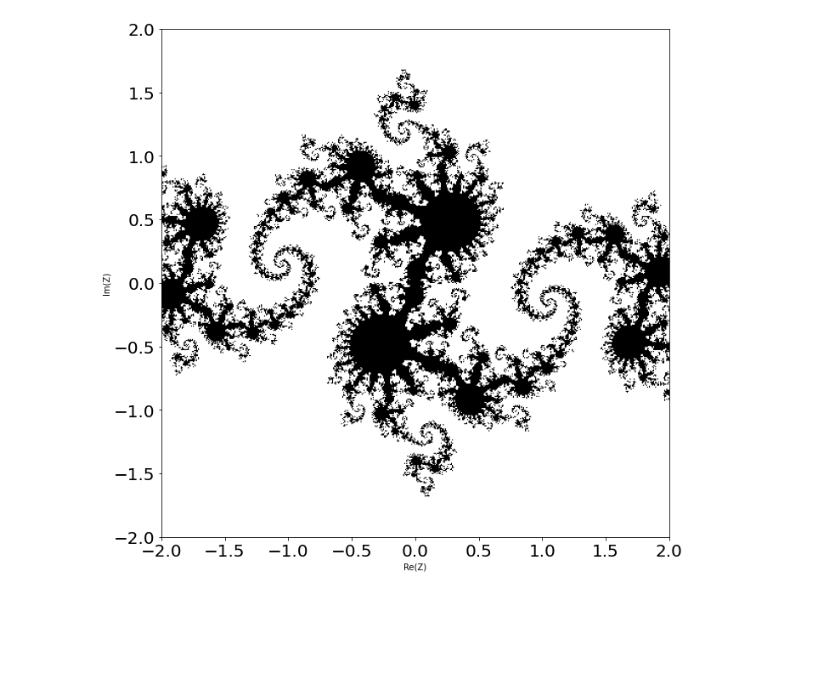
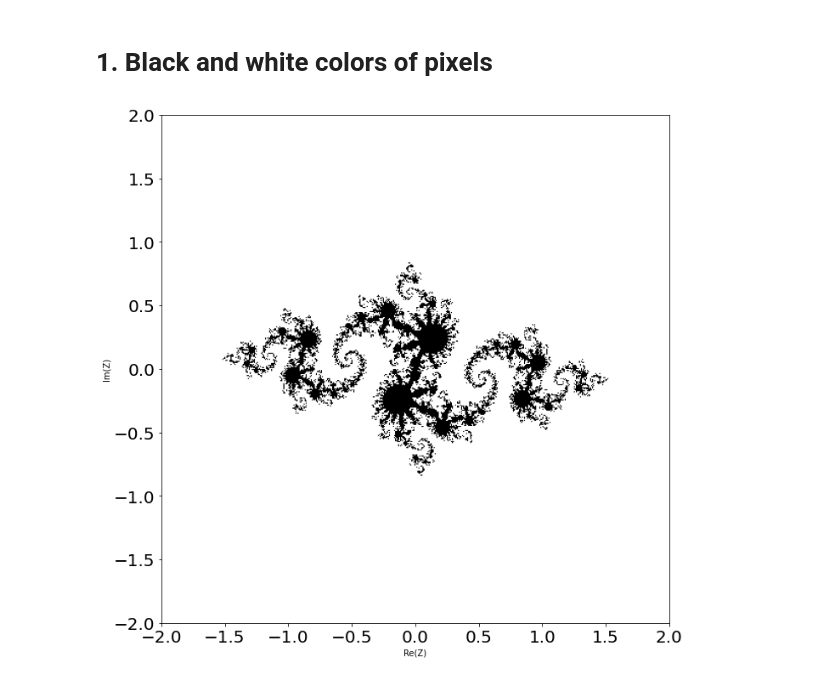
Before and after one commit to AnnyshkaF/High-Performance-Lab, a Jupyter notebook: task_2.ipynb, the cells around one changed output. Saved outputs shown, nothing was run; the diff lists cells and outputs as text; code cells hidden in the pictures; blank space fills up the shorter version.

```diff
--- a/task_2.ipynb
+++ b/task_2.ipynb
@@ -36,6 +36,6 @@ plt.plot(Zreal,Zimag)
 # %%
 
-def julia_binary(min_value=-2, max_value=2, density=100,
+def julia_black_and_white(min_value=-2, max_value=2, density=100,
                  c= -0.8 + 0.156j, max_iter=100, limit=2):
     xvalues = np.linspace(max_value, min_value, density)
     yvalues = np.linspace(min_value, max_value, density)
@@ -51,7 +51,7 @@ def julia_binary(min_value=-2, max_value=2, density=100,
     return ~M
 
 
-def julia(min_value=-2, max_value=2, density=100, c= -0.8 + 0.156j , max_iter=100,
+def julia_colors(min_value=-2, max_value=2, density=100, c= -0.8 + 0.156j , max_iter=100,
           limit=2, norm=False, revert=True):
     xvalues = np.linspace(max_value, min_value, density)
     yvalues = np.linspace(min_value, max_value, density)
@@ -72,11 +72,13 @@ def plot_fractal(values_map, c=None):
     plt.figure(figsize=(14, 11))
     plt.imshow(values_map, cmap=plt.cm.gray, extent=(-2, 2, -2, 2))
     plt.tick_params(axis='both', labelsize=20)
-    plt.xlabel('Re(Z)')
-    plt.ylabel('Im(Z)')
-
-
-jb = julia_binary(min_value=-1, max_value=1, density=500, max_iter=100, c = -0.8 + 0.156j)
-plot_fractal(jb)
+    plt.xlabel('Re(Z)', fontsize=20)
+    plt.ylabel('Im(Z)', fontsize=20)
-# %% [output]
-[figure, removed]
+# %% [markdown]
+# 1. Black and white colors of pixels
+# %%
+# Black and white colors of pixels
+jb = julia_black_and_white(min_value=-2, max_value=2, density=500, max_iter=100, c = -0.8 + 0.156j)
+plot_fractal(jb)
+# %% [output]
+[figure, added]
```
Also changed, not shown: parts of 9 cells of this notebook.
